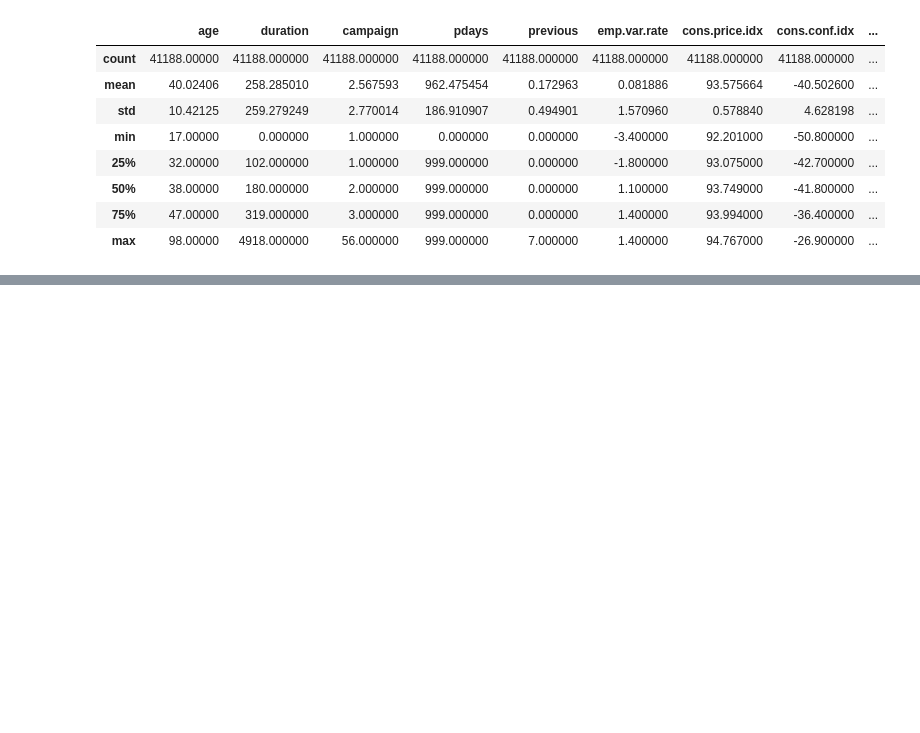
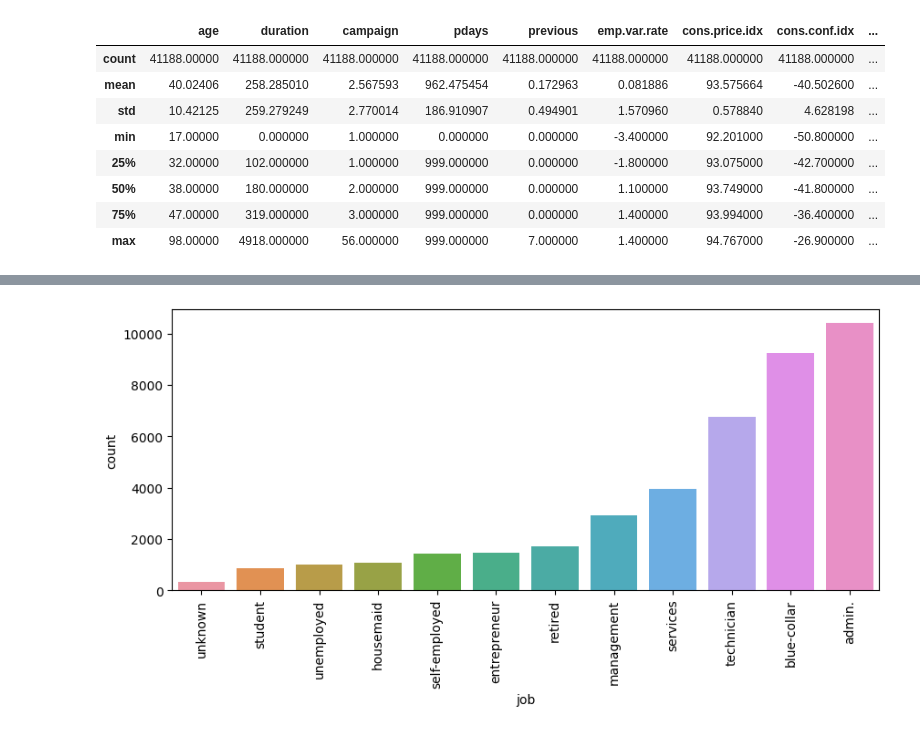
Before and after one commit to NnannaOmoke/km-clustering, a Jupyter notebook: intro.ipynb, the cells around one changed output, grey strips where cells are left out. Cells and saved outputs as stored; diff of their text form; code cells hidden in the pictures; blank space fills up the shorter version.

```diff
--- a/intro.ipynb
+++ b/intro.ipynb
@@ -23,0 +54,6 @@ matrix_data.describe()
+# %%
+plotter.figure(figsize = (10, 4), dpi = 100)
+sns.countplot(x = matrix_data["job"], order = matrix_data["job"].value_counts(ascending = True).index)
+plotter.xticks(rotation = 90);
+# %% [output]
+[figure, added]
```
Also changed, not shown: parts of 12 cells of this notebook.
